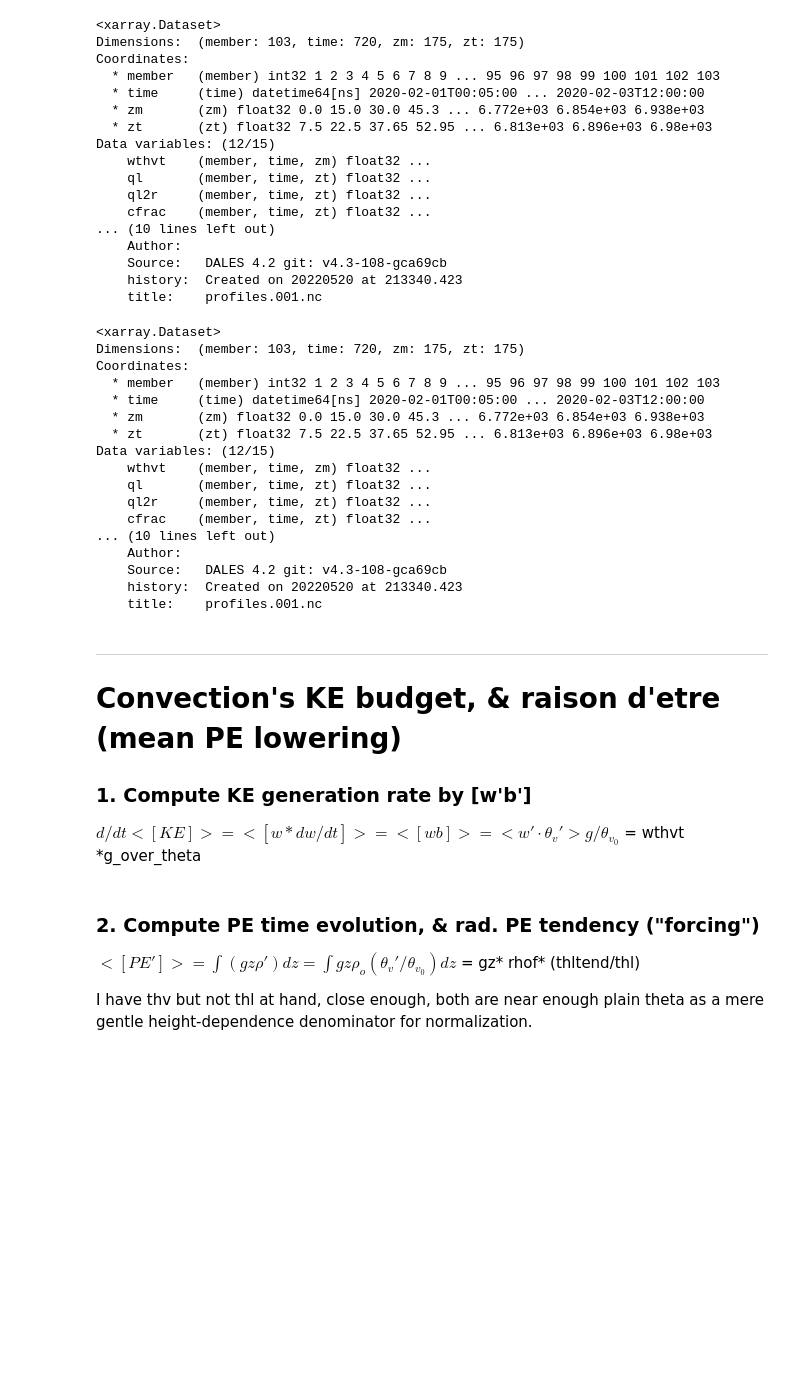
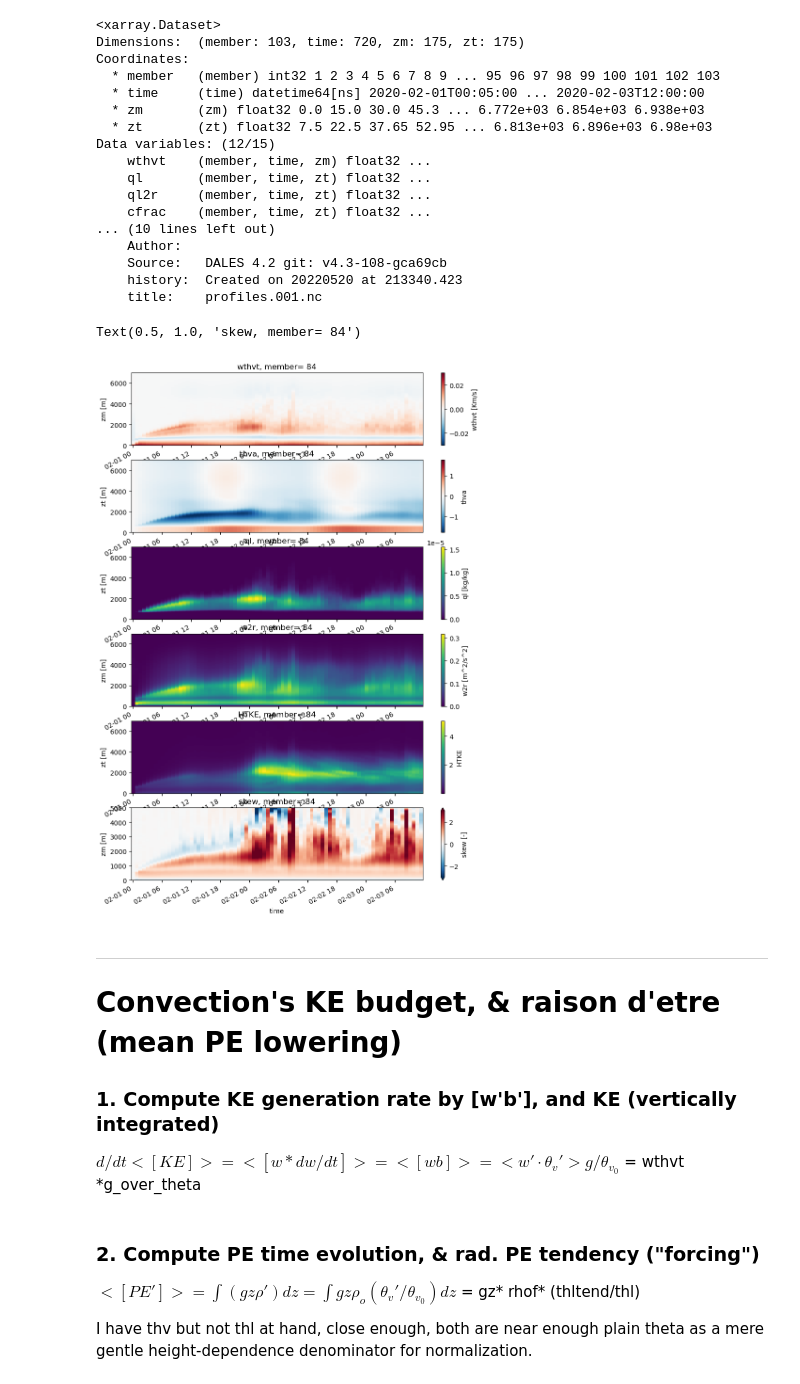
Before and after one commit to brianmapes/EvolutionaryConvection, a Jupyter notebook: Shallow_patterns_CloudBotany/CloudBotany_condprob_entropy.ipynb, the cells around one changed output. Saved outputs shown, nothing was run; the diff lists cells and outputs as text; code cells hidden in the pictures; blank space fills up the shorter version.

Commit message:
Botany updates nonregrettable

```diff
--- a/Shallow_patterns_CloudBotany/CloudBotany_condprob_entropy.ipynb
+++ b/Shallow_patterns_CloudBotany/CloudBotany_condprob_entropy.ipynb
@@ -353,57 +305,55 @@ Data variables: (12/15)
     Source:   DALES 4.2 git: v4.3-108-gca69cb
     history:  Created on 20220520 at 213340.423
     title:    profiles.001.nc
-# %%
-imem=83
-
-ds_profiles
-# %% [output]
-<xarray.Dataset>
-Dimensions:  (member: 103, time: 720, zm: 175, zt: 175)
-Coordinates:
-  * member   (member) int32 1 2 3 4 5 6 7 8 9 ... 95 96 97 98 99 100 101 102 103
-  * time     (time) datetime64[ns] 2020-02-01T00:05:00 ... 2020-02-03T12:00:00
-  * zm       (zm) float32 0.0 15.0 30.0 45.3 ... 6.772e+03 6.854e+03 6.938e+03
-  * zt       (zt) float32 7.5 22.5 37.65 52.95 ... 6.813e+03 6.896e+03 6.98e+03
-Data variables: (12/15)
-    wthvt    (member, time, zm) float32 ...
-    ql       (member, time, zt) float32 ...
-    ql2r     (member, time, zt) float32 ...
-    cfrac    (member, time, zt) float32 ...
-... (10 lines left out)
-    Author:
-    Source:   DALES 4.2 git: v4.3-108-gca69cb
-    history:  Created on 20220520 at 213340.423
-    title:    profiles.001.nc
 # %%
 # Make profile t-z plots in AllSimulations.time-heights.pdf : a dataset overview
 from matplotlib.backends.backend_pdf import PdfPages
 
-with PdfPages('/Users/bmapes/Box/EvolutionaryConvection/CloudBotany/AllSimulations.time-heights.pdf') as pdf:
+vars = list(ds_profiles.keys())
+vars = ['wthvt','thva','ql','w2r','HTKE'] # 5 variables and then skew
+
+#with PdfPages('/Users/bmapes/Box/EvolutionaryConvection/CloudBotany/AllSimulations.time-heights.pdf') as pdf:
+with PdfPages('AllSims.time-heights.pdf') as pdf:
+
     for imem,mem in enumerate(ds_profiles.member):
-
-        print(imem)
+        # All 5 variables above
         plt.figure( figsize=(10,14) )
-        vars = list(ds_profiles.keys())
-        vars = ['wthvt','thvap','ql','w2r','HTKE'] # 5 variables and then skew
-
-        # All 5 variables plus thv anomalies
-        plt.figure( figsize=(12,16) )
         for i,var in enumerate(vars):
             plt.subplot(6,1,i+1)
             ds_profiles[var][imem][::3][::3].transpose().plot() # Subsample 3x in time, height
-            plt.ylim([0,5000])
+            # plt.ylim([0,5000])
             plt.title( var + ', member= '+str(imem+1) )
-#skew clip colors
+
+#skew: clip colors
         plt.subplot(6,1,6)
         ds_profiles['skew'][imem][::3][::3].transpose().plot(vmax=3) # fixed colorbar for skew
         plt.ylim([0,5000])
         plt.title( 'skew' + ', member= '+str(imem+1) )
+        plt.tight_layout()
+        pdf.savefig()
+        plt.close()
+# %%
+        # one page of above, here in in notebook
+        imem = 83
+        plt.figure( figsize=(10,14) )
+        for i,var in enumerate(vars):
+            plt.subplot(6,1,i+1)
+            ds_profiles[var][imem][::3][::3].transpose().plot() # Subsample 3x in time, height
+            plt.title( var + ', member= '+str(imem+1) )
+
+#skew: clip colors
+        plt.subplot(6,1,6)
+        ds_profiles['skew'][imem][::3][::3].transpose().plot(vmax=3) # fixed colorbar for skew
+        plt.ylim([0,5000])
+        plt.title( 'skew' + ', member= '+str(imem+1) )
+# %% [output]
+Text(0.5, 1.0, 'skew, member= 84')
+[figure, added]
 # %% [markdown]
 ----------------
 # Convection's KE budget, & raison d'etre (mean PE lowering)
 
-### 1. Compute KE generation rate by [w'b']
+### 1. Compute KE generation rate by [w'b'], and KE (vertically integrated)
 
 $ d/dt<[KE]> = <[w * dw/dt]> = <[wb]> = <  w' \cdot \theta_v' > g/ \theta_{v_0}  $ = wthvt *g_over_theta
 # %%
```
Also changed, not shown: parts of 25 cells of this notebook, 1 other file.
